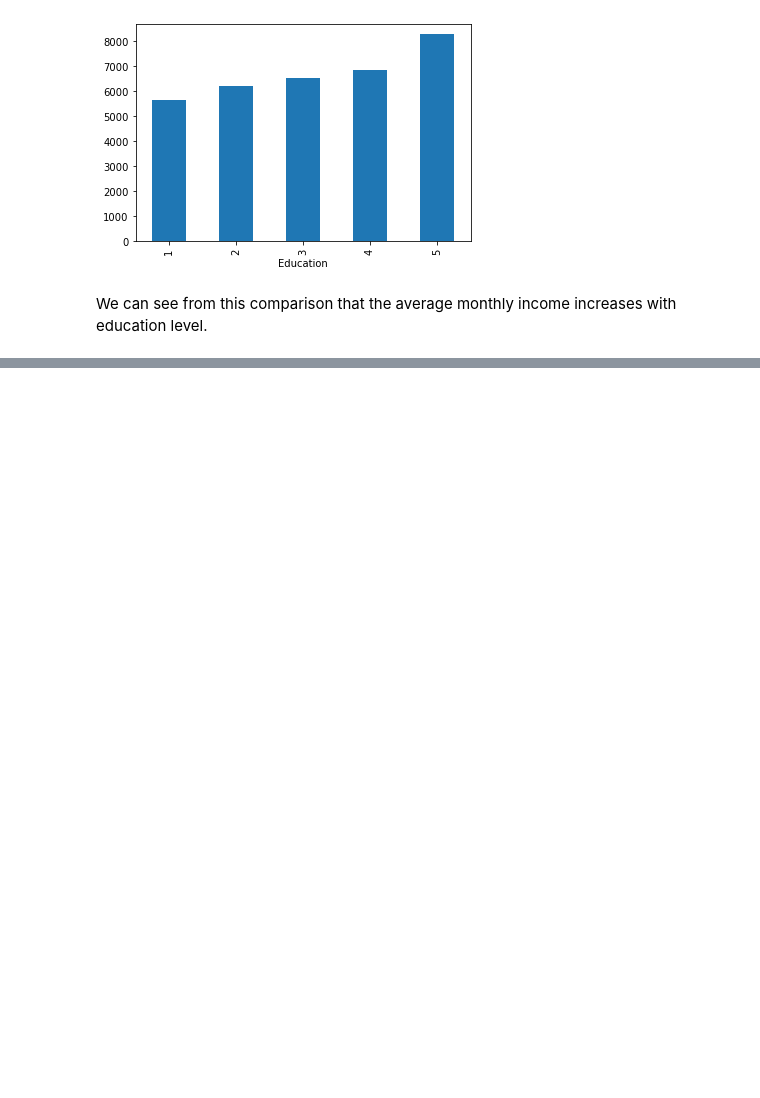
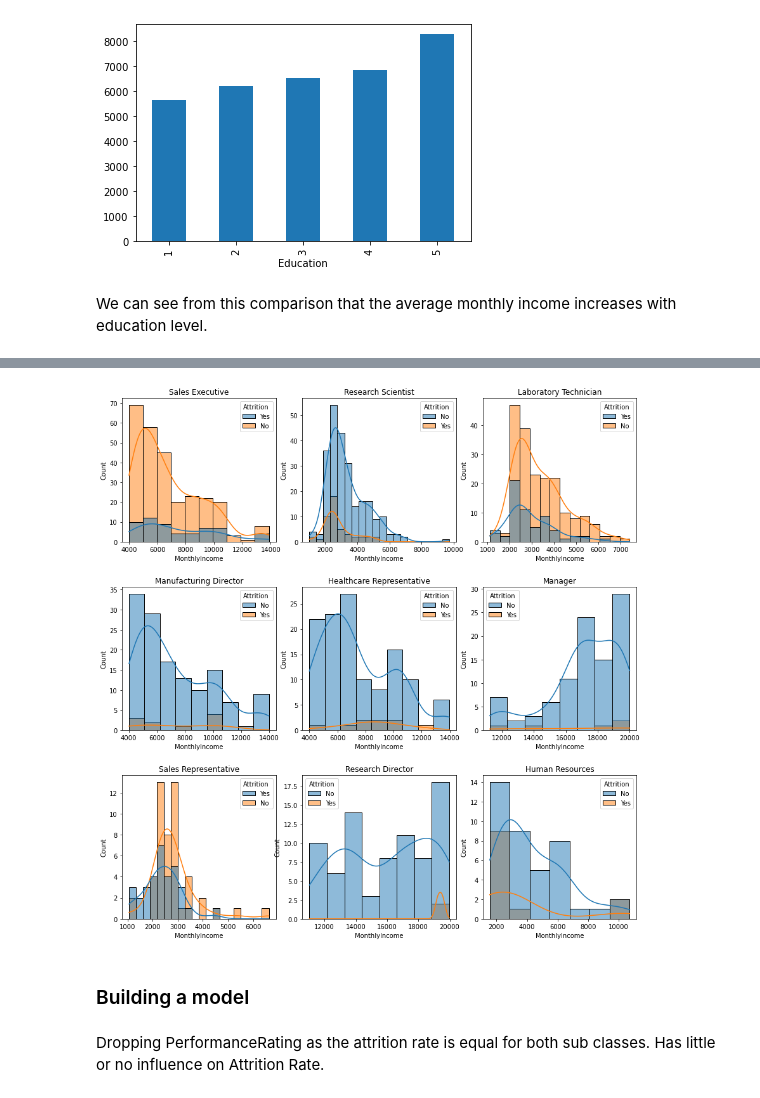
Before and after one commit to RajamohanPS/Attrition-rate, a Jupyter notebook: HR-Attrition-project.ipynb, the cells around one changed output, grey strips where cells are left out. Drawn from its saved outputs; the diff is of its cells as text; code cells hidden in the pictures; blank space fills up the shorter version.

```diff
--- a/HR-Attrition-project.ipynb
+++ b/HR-Attrition-project.ipynb
@@ -434,0 +458,13 @@ We can see from this comparison that the average monthly income increases with e
+# %%
+fig,ax =plt.subplots(3,3, figsize = (12,12))
+fig.tight_layout(h_pad =5)
+axs = ax.ravel()
+for i,role in enumerate(job_roles):
+    sns.histplot(x= 'MonthlyIncome',hue = 'Attrition',data=data.loc[data['JobRole']==role],ax=axs[i],kde=True)
+    axs[i].set_title(role)
+# %% [output]
+[figure, added]
+# %% [markdown]
+### Building a model
+# %% [markdown]
+Dropping PerformanceRating as the attrition rate is equal for both sub classes. Has little or no influence on Attrition Rate.
```
Also changed, not shown: parts of 19 cells of this notebook, 1 other file.
